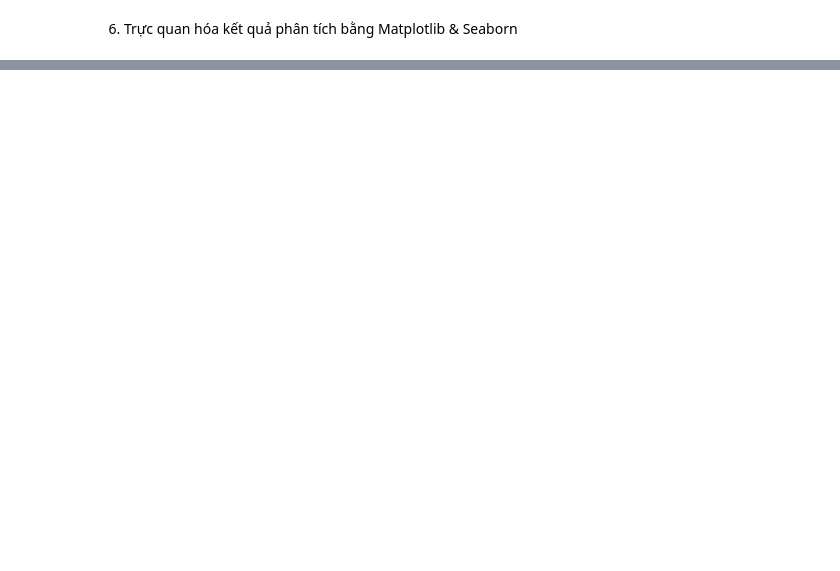
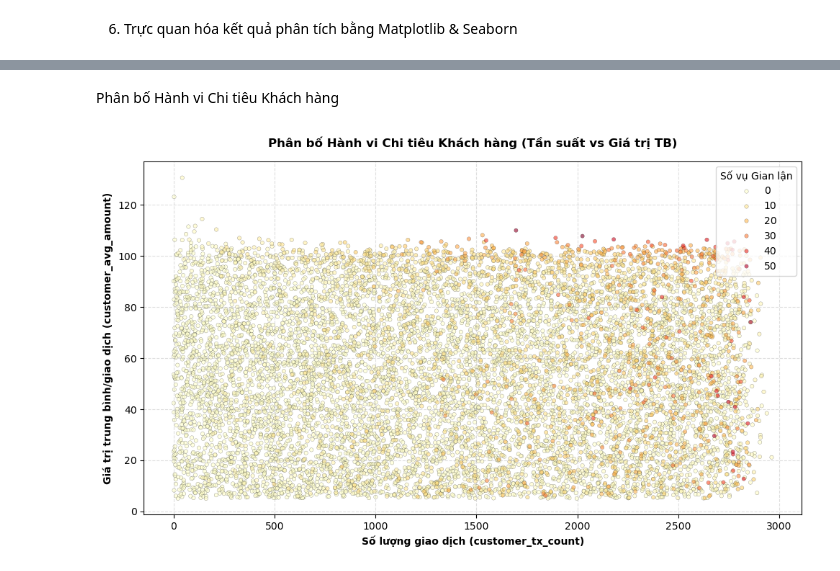
Before and after one commit to thanhnhat31/big-data.group-3.msa29hcm, a Jupyter notebook: notebooks/01_Behavioral_Analysis.ipynb, the cells around one changed output, grey strips where cells are left out. Drawn from its saved outputs; the diff is of its cells as text; code cells hidden in the pictures; blank space fills up the shorter version.

```diff
--- a/notebooks/01_Behavioral_Analysis.ipynb
+++ b/notebooks/01_Behavioral_Analysis.ipynb
@@ -223,0 +246,43 @@ plt.show()
+# %% [markdown]
+Phân bố Hành vi Chi tiêu Khách hàng
+# %%
+# 1. Biểu đồ TÁCH RIÊNG: Phân bố Hành vi Chi tiêu Khách hàng (Độ tương phản cao)
+plt.figure(figsize=(10, 6))
+
+# Tạo thuộc tính phân loại nhóm rõ ràng phục vụ tô màu & Legend
+pdf_behavior['Trạng thái'] = pdf_behavior['total_fraud_count'].apply(
+    lambda x: 'Hợp lệ (Normal)' if x == 0 else f'Gian lận ({int(x)} vụ)' if x > 10 else 'Có Gian lận'
+)
+
+# Sắp xếp các điểm gian lận vẽ sau cùng để hiển thị nổi bật trên cùng
+pdf_behavior_sorted = pdf_behavior.sort_values(by="total_fraud_count", ascending=True)
+
+# Bảng màu tương phản sắc nét: Xám xanh cho điểm thường, Đỏ rực & Cam cho gian lận
+custom_palette = {
+    'Hợp lệ (Normal)': '#90a4ae',   # Màu xám xanh rõ nét (không bị mờ)
+    'Có Gian lận': '#ff9800',        # Màu cam đậm
+    'Gian lận (>10 vụ)': '#e53935'   # Màu đỏ rực nổi bật
+}
+
+sns.scatterplot(
+    data=pdf_behavior_sorted,
+    x="customer_tx_count",
+    y="customer_avg_amount",
+    hue="total_fraud_count",
+    palette="YlOrRd",    # Bảng màu Vàng -> Cam -> Đỏ rực tương phản cao
+    s=15,                # Kích thước chấm vừa phải
+    alpha=0.6,           # Độ rõ màu cao (không bị mờ)
+    linewidth=0.2,
+    edgecolor='black'
+)
+
+plt.title("Phân bố Hành vi Chi tiêu Khách hàng (Tần suất vs Giá trị TB)", fontsize=12, fontweight="bold", pad=15)
+plt.xlabel("Số lượng giao dịch (customer_tx_count)", fontsize=10, fontweight="bold")
+plt.ylabel("Giá trị trung bình/giao dịch (customer_avg_amount)", fontsize=10, fontweight="bold")
+plt.grid(True, linestyle="--", alpha=0.4)
+
+plt.legend(title="Số vụ Gian lận", loc="upper right", frameon=True)
+plt.tight_layout()
+plt.show()
+# %% [output]
+[figure, added]
```
Also changed, not shown: parts of 9 cells of this notebook.
